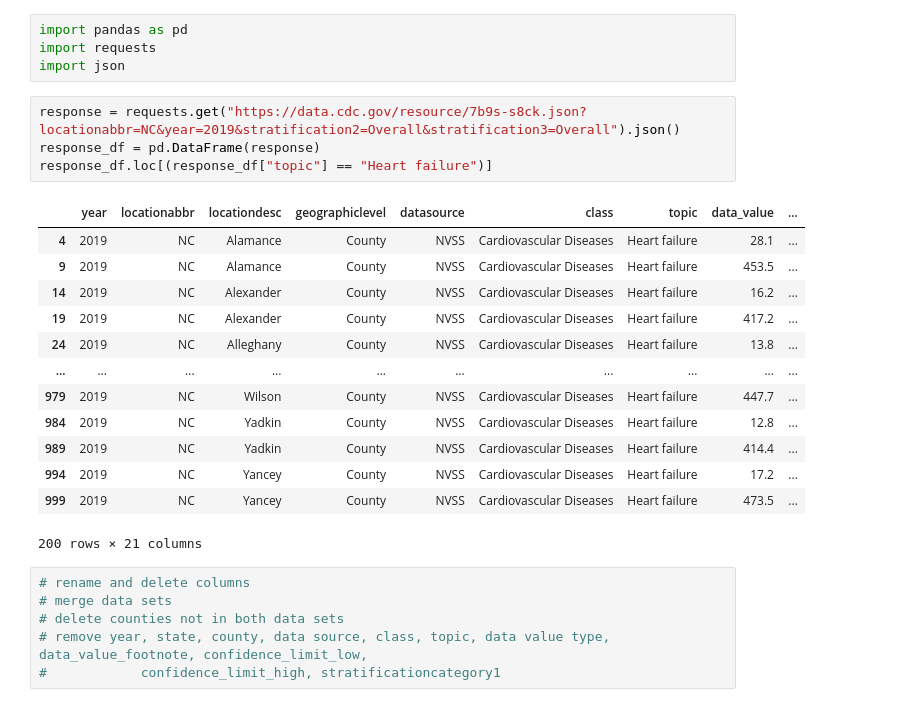
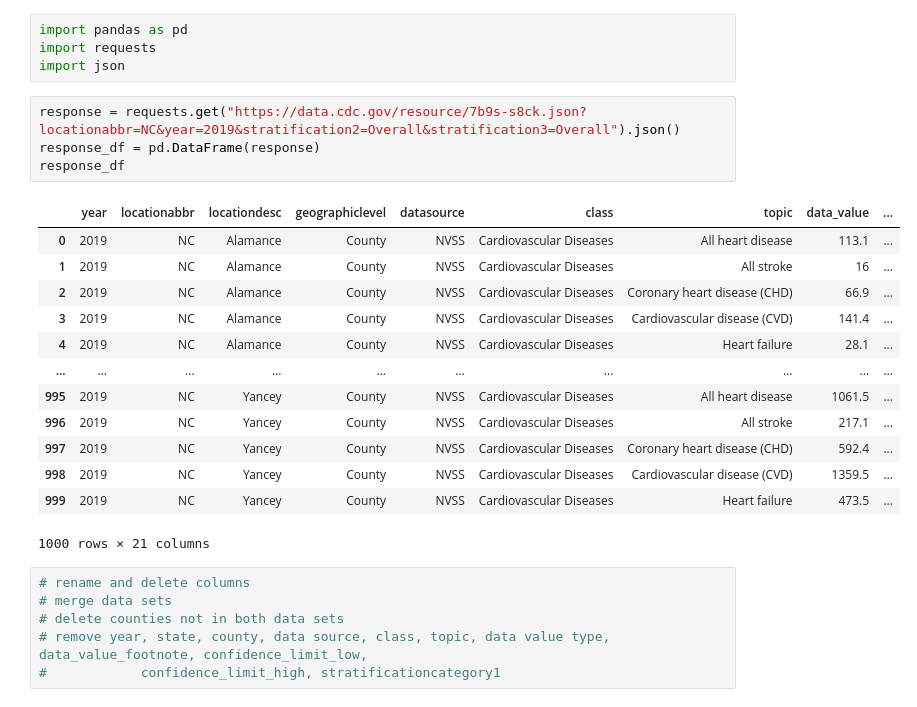
Before and after one commit to RBalderas11/Project-1, a Jupyter notebook: project_test.ipynb, the cells around one changed output. Cells and saved outputs as stored; diff of their text form.

```diff
--- a/project_test.ipynb
+++ b/project_test.ipynb
@@ -5,21 +5,21 @@ import json
 # %%
 response = requests.get("https://data.cdc.gov/resource/7b9s-s8ck.json?locationabbr=NC&year=2019&stratification2=Overall&stratification3=Overall").json()
 response_df = pd.DataFrame(response)
-response_df.loc[(response_df["topic"] == "Heart failure")]
+response_df
 # %% [output]
 |  | year | locationabbr | locationdesc | geographiclevel | datasource | class | topic | data_value | ... |
+| 0 | 2019 | NC | Alamance | County | NVSS | Cardiovascular Diseases | All heart disease | 113.1 | ... |
+| 1 | 2019 | NC | Alamance | County | NVSS | Cardiovascular Diseases | All stroke | 16 | ... |
+| 2 | 2019 | NC | Alamance | County | NVSS | Cardiovascular Diseases | Coronary heart disease (CHD) | 66.9 | ... |
+| 3 | 2019 | NC | Alamance | County | NVSS | Cardiovascular Diseases | Cardiovascular disease (CVD) | 141.4 | ... |
 | 4 | 2019 | NC | Alamance | County | NVSS | Cardiovascular Diseases | Heart failure | 28.1 | ... |
-| 9 | 2019 | NC | Alamance | County | NVSS | Cardiovascular Diseases | Heart failure | 453.5 | ... |
-| 14 | 2019 | NC | Alexander | County | NVSS | Cardiovascular Diseases | Heart failure | 16.2 | ... |
-| 19 | 2019 | NC | Alexander | County | NVSS | Cardiovascular Diseases | Heart failure | 417.2 | ... |
-| 24 | 2019 | NC | Alleghany | County | NVSS | Cardiovascular Diseases | Heart failure | 13.8 | ... |
 | ... | ... | ... | ... | ... | ... | ... | ... | ... | ... |
-| 979 | 2019 | NC | Wilson | County | NVSS | Cardiovascular Diseases | Heart failure | 447.7 | ... |
-| 984 | 2019 | NC | Yadkin | County | NVSS | Cardiovascular Diseases | Heart failure | 12.8 | ... |
-| 989 | 2019 | NC | Yadkin | County | NVSS | Cardiovascular Diseases | Heart failure | 414.4 | ... |
-| 994 | 2019 | NC | Yancey | County | NVSS | Cardiovascular Diseases | Heart failure | 17.2 | ... |
+| 995 | 2019 | NC | Yancey | County | NVSS | Cardiovascular Diseases | All heart disease | 1061.5 | ... |
+| 996 | 2019 | NC | Yancey | County | NVSS | Cardiovascular Diseases | All stroke | 217.1 | ... |
+| 997 | 2019 | NC | Yancey | County | NVSS | Cardiovascular Diseases | Coronary heart disease (CHD) | 592.4 | ... |
+| 998 | 2019 | NC | Yancey | County | NVSS | Cardiovascular Diseases | Cardiovascular disease (CVD) | 1359.5 | ... |
 | 999 | 2019 | NC | Yancey | County | NVSS | Cardiovascular Diseases | Heart failure | 473.5 | ... |
-200 rows × 21 columns
+1000 rows × 21 columns
 # %%
 # rename and delete columns
 # merge data sets
```
Also changed, not shown: 2 other files.
